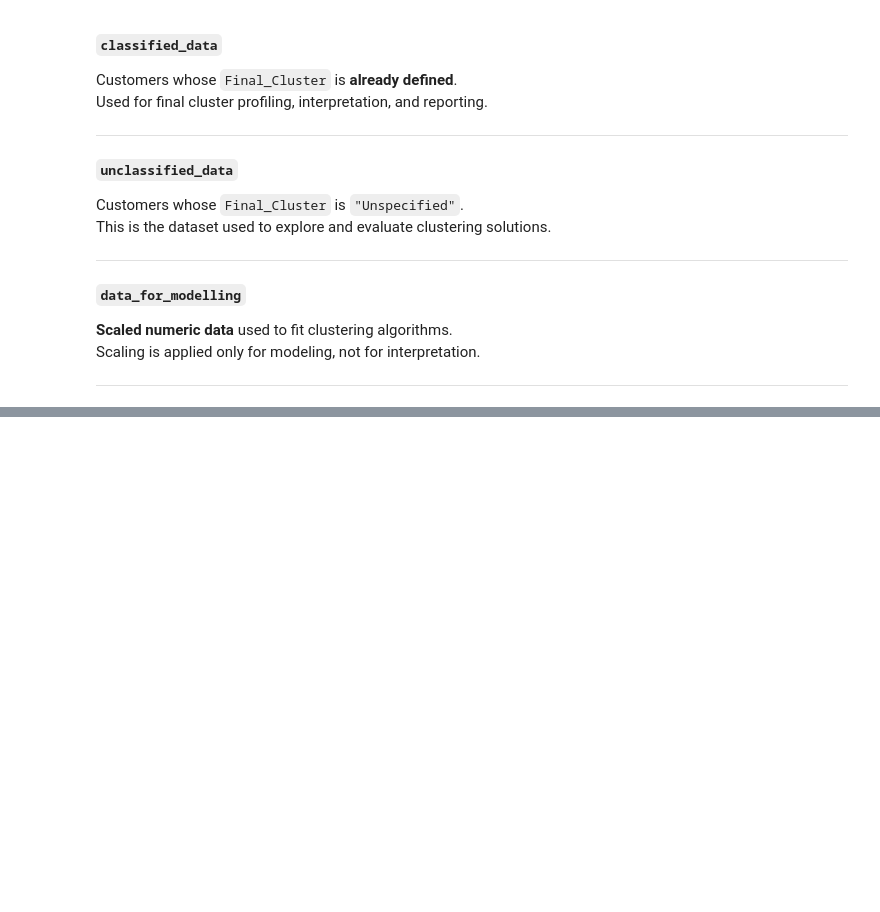
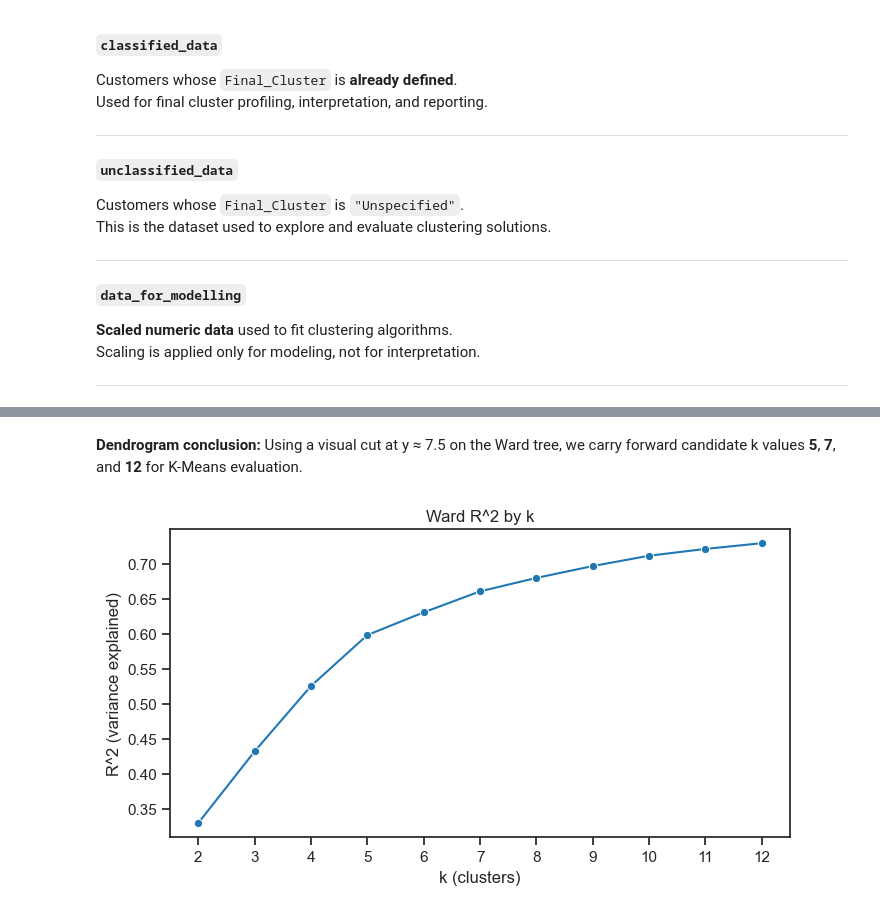
Before and after one commit to luisbdavila/Airline_Customer_Segmentation_DataMining_Project_Python, a Jupyter notebook: Final_delivery/Code/Value_Based_Segmentation.ipynb, the cells around one changed output, grey strips where cells are left out. Saved outputs shown, nothing was run; the diff lists cells and outputs as text; code cells hidden in the pictures; blank space fills up the shorter version.

```diff
--- a/Final_delivery/Code/Value_Based_Segmentation.ipynb
+++ b/Final_delivery/Code/Value_Based_Segmentation.ipynb
@@ -670,0 +678,24 @@ unclassified_data['cluster_kmeans'] = means.fit_predict(data_for_modelling)
+# %%
+
+# Base matrices for clustering
+feature_cols = features_to_scale
+X_model = data_for_modelling[feature_cols].copy()
+
+# Helper functions for within-cluster dispersion and variance explained
+def compute_ssw(X, labels):
+    'Sum of squared distances within clusters.'
+    X_np = X.values
+    ssw = 0.0
+    for lbl in np.unique(labels):
+        cluster_points = X_np[labels == lbl]
+        centroid = cluster_points.mean(axis=0)
+        ssw += ((cluster_points - centroid) ** 2).sum()
+    return ssw
+
+
+def compute_r2(X, labels):
+    'Proportion of variance explained by cluster assignment.'
+    X_np = X.values
+    sst = ((X_np - X_np.mean(axis=0)) ** 2).sum()
+    ssw = compute_ssw(X, labels)
+    return 1 - ssw / sst
@@ -670,0 +761,19 @@ unclassified_data['cluster_kmeans'] = means.fit_predict(data_for_modelling)
+# %% [markdown]
+**Dendrogram conclusion:** Using a visual cut at y ≈ 7.5 on the Ward tree, we carry forward candidate k values **5**, **7**, and **12** for K-Means evaluation.
+# %%
+
+# Ward R^2 across k (2 to 12) to confirm structure is meaningful
+ward_r2 = []
+for k in range(2, 13):
+    ward_k = AgglomerativeClustering(n_clusters=k, linkage='ward')
+    labels = ward_k.fit_predict(X_model)
+    ward_r2.append({'k': k, 'r2': compute_r2(X_model, labels)})
+
+ward_r2_df = pd.DataFrame(ward_r2)
+fig, ax = plt.subplots(figsize=(8, 4))
+sns.lineplot(data=ward_r2_df, x='k', y='r2', marker='o', ax=ax)
+ax.set(title='Ward R^2 by k', xlabel='k (clusters)', ylabel='R^2 (variance explained)')
+ax.set_xticks(range(2, 13))
+plt.show()
+# %% [output]
+[figure, added]
```
Also changed, not shown: parts of 34 cells of this notebook, 1 other file.
